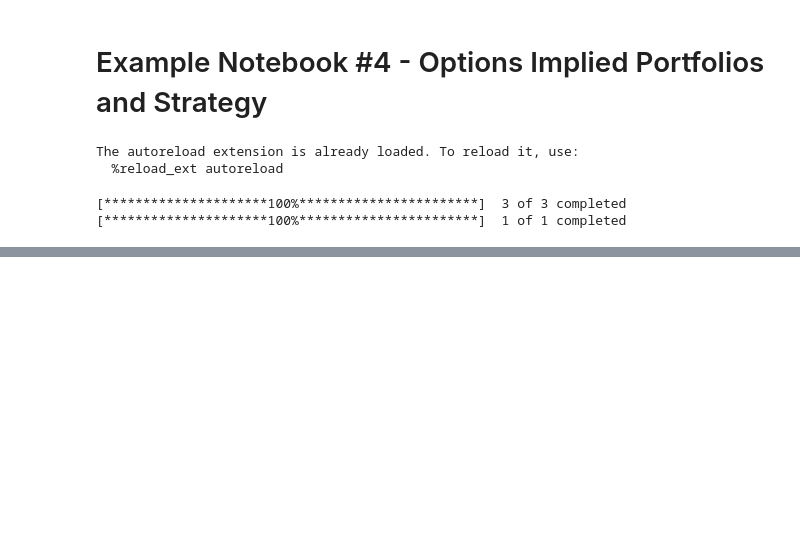
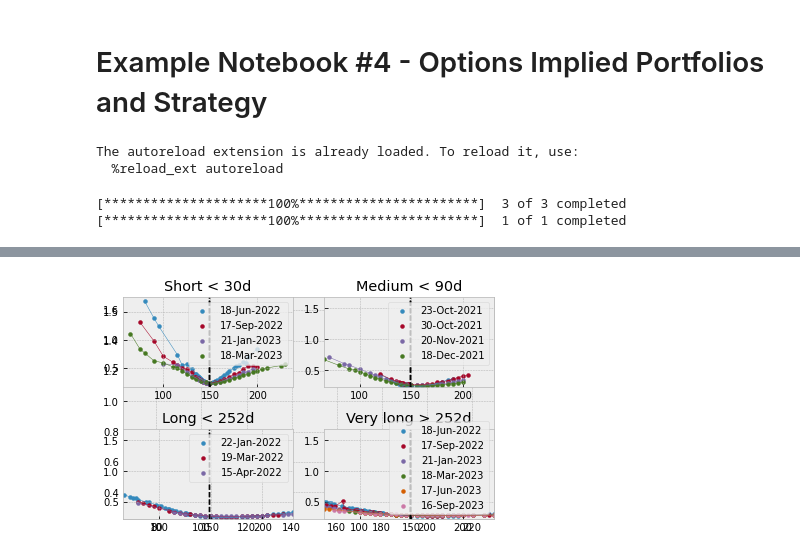
Before and after one commit to matus-jan-lavko/portfolio_swissknife, a Jupyter notebook: examples/04_options_portfolio.ipynb, the cells around one changed output, grey strips where cells are left out. Cells and saved outputs as stored; diff of their text form; code cells hidden in the pictures; blank space fills up the shorter version.

Commit message:
added get options

```diff
--- a/examples/04_options_portfolio.ipynb
+++ b/examples/04_options_portfolio.ipynb
@@ -19,7 +20,7 @@ from portfolio_swissknife import portfolio as pf
 from portfolio_swissknife import models as rm
 # %%
 securities = ['AAPL', 'MSFT', 'TGT']
-pf1 = pf.OptionsPortfolio(securities)
+pf1 = pf.Portfolio(securities)
 pf1.set_period(('2012-01-01',(dt.today() - BDay(1)).strftime('%Y-%m-%d')))
 pf1.get_prices()
 pf1.set_discount('^TNX')
@@ -44 +43,4 @@ plt.axvline(s_0[2])
+# %%
+sigma = np.std(pf1.returns[:, -252:],0)*np.sqrt(252)
+s_0 = pf1.prices.iloc[-1,:].values
 # %%
@@ -72,0 +79,2 @@ TypeError: object of type 'NoneType' has no len()
+# %%
+df = empirical_options_chain(test_ticker)
@@ -72,0 +85,57 @@ TypeError: object of type 'NoneType' has no len()
+# %%
+df1 = df.loc[df['strike'] < s_0[0] + 2*sigma[0]*s_0[0]]
+df1 = df1.loc[df1['strike'] > s_0[0] - 2*sigma[0]*s_0[0]]
+df1 = df1.loc[df1['impliedVolatility'] > 0.001]
+df1 = df1.loc[df1['volume'] > 2]
+df1 = df1.loc[df1['CALL'] == 1]
+# %%
+fig = plt.figure(1,figsize=(15,10))
+cols = 2
+rows = 4 // cols
+rows += 4 % cols
+position = range(1, 4 + 1)
+
+ax.set_xlim(min(df1['strike']),max(df1['strike']))
+ax.set_ylim(min(df1['impliedVolatility']), max(df1['impliedVolatility']))
+
+ax = fig.add_subplot(rows, cols, position[0])
+ax.set_title('Short < 30d')
+count = 0
+for name, gr in df1.groupby('expirationDate'):
+    tenor = (name - dt.today()).days
+    grp = gr.sort_values(by = 'strike')
+    if tenor > 30 and count < 1:
+        count += 1
+        ax = fig.add_subplot(rows,cols,position[count])
+        ax.set_title('Medium < 90d')
+        ax.set_xlim(min(df1['strike']),max(df1['strike']))
+        ax.set_ylim(min(df1['impliedVolatility']), max(df1['impliedVolatility']))
+        legend = []
+
+    if tenor > 91 and count < 2:
+        count += 1
+        ax = fig.add_subplot(rows,cols,position[count])
+        ax.set_title('Long < 252d')
+        ax.set_xlim(min(df1['strike']),max(df1['strike']))
+        ax.set_ylim(min(df1['impliedVolatility']), max(df1['impliedVolatility']))
+
+        legend = []
+    if tenor > 252 and count < 3:
+        count += 1
+        ax = fig.add_subplot(rows,cols,position[count])
+        ax.set_title('Very long > 252d')
+        ax.set_xlim(min(df1['strike']),max(df1['strike']))
+        ax.set_ylim(min(df1['impliedVolatility']), max(df1['impliedVolatility']))
+
+        legend = []
+
+    ax.scatter(grp['strike'], grp['impliedVolatility'], s = 15)
+    ax.plot(grp['strike'], grp['impliedVolatility'], linewidth = 0.5, label = '_nolegend_')
+
+    legend.append(name.strftime('%d-%b-%Y'))
+    ax.axvline(s_0[0],color = 'black', linewidth = 1.4, alpha = 0.7, linestyle ='--', label = '_nolegend_')
+    ax.legend(legend)
+    fig = plt.gcf()
+    fig.tight_layout()
+# %% [output]
+[figure, added]
```
Also changed, not shown: parts of 10 cells of this notebook, 4 other files.
